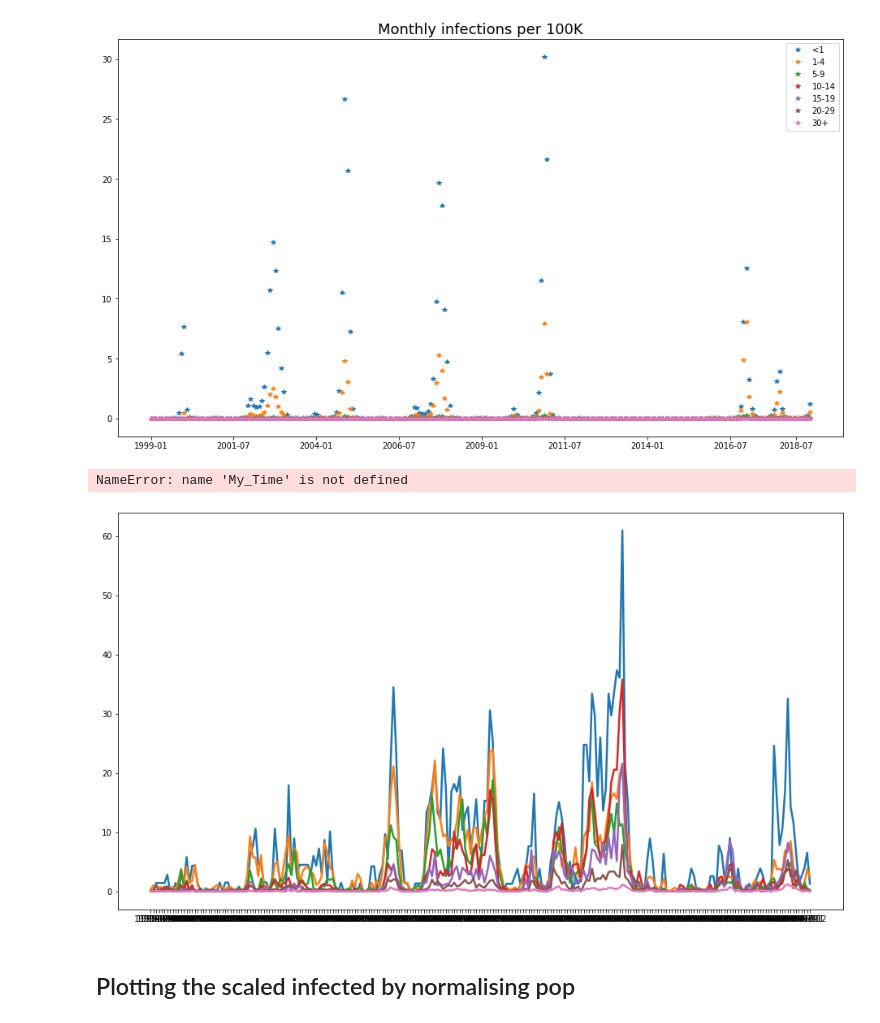
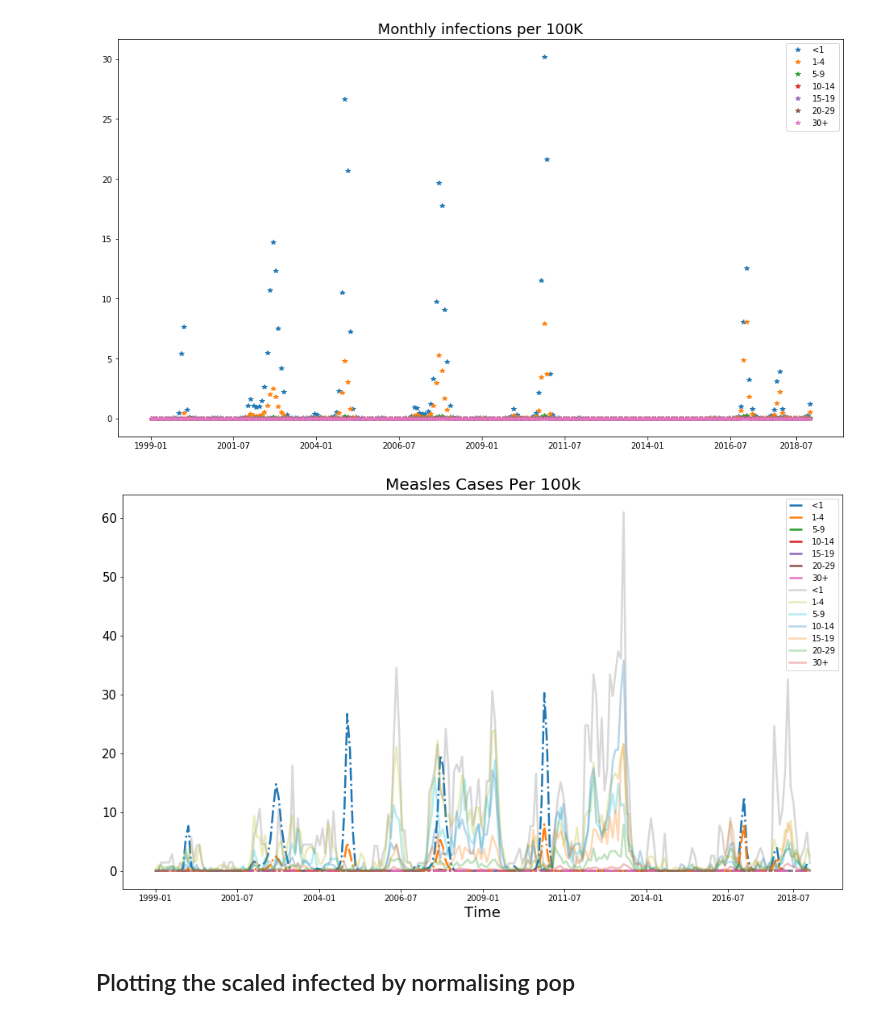
Before and after one commit to dhelekal/EpiRSG2020, a Jupyter notebook: model/Monthly_cases_simulation.ipynb, the cells around one changed output. Cells and saved outputs as stored; diff of their text form; code cells hidden in the pictures.

Commit message:
Nicer plot

```diff
--- a/model/Monthly_cases_simulation.ipynb
+++ b/model/Monthly_cases_simulation.ipynb
@@ -258,8 +258,9 @@ for ii in range(7):
              (1e5/pop_scale)*np.transpose(get_monthly_rates(out_YN, eval_year, years_run)[ii,:]), '*', label = age_class[ii])
 
 locs, labels = plt.xticks()
-locs = np.hstack([locs[1:-2], 19.5])
-plt.xticks(locs, time_date[locs*12])
+locs_mine = np.hstack([locs[1:-2], 19.5])
+labels_mine = time_date[locs_mine*12]
+plt.xticks(locs_mine,labels_mine )
 plt.legend()
 plt.title("Monthly infections per 100K", fontsize = 18)
 # %% [output]
@@ -268,38 +269,38 @@ Text(0.5, 1.0, 'Monthly infections per 100K')
 # %%
 for d in ['Measles']:
 #for d in ['Measles']:
     #option for dotted in Mumps
-    if d == "Mumps":
-        fig = plt.figure(figsize=(16,9))
-        for cc in age_class:
-            plt.plot(time_date, monthly_data[cc], "-o", markersize = 7, lw = 2.5, label= cc)
-        plt.xticks(fontsize = 18)
-        plt.yticks(fontsize = 18)
-    else:
-        fig = plt.figure(figsize=(16,9))
-        for cc in age_class:
-            plt.plot(time_date, monthly_data[cc], lw = 2.5, label= cc)
-        step_loc = math.floor(len(My_Time)/8)
-        locs = np.arange(0, 9) * step_loc
-
-        plt.yticks(fontsize = 18)
-        plt.xticks(locs, My_Time.loc[locs][0], fontsize = 18)
+    plt.figure(figsize=(16,9))
+    for ii in range(7):
+        plt.plot(np.linspace(0,years_run, years_run*12)[0:-1],
+                 (1e5/pop_scale)*np.transpose(get_monthly_rates(out_YN, eval_year, years_run)[ii,:]),
+                 lw = 2.5, linestyle ='-.', label = age_class[ii])
+    plt.xticks(locs_mine,labels_mine )
+    plt.yticks(fontsize = 15)
 
     plt.xlabel("Time", fontsize=18)
     plt.legend(shadow= True, fontsize = 19)
     plt.title(d+" Cases Per 100k", fontsize = 20)
     #svg better for Poster
 
     #plt.savefig(d+"Plot.svg")
-    #plt.figure(figsize=(16,9))
-    for ii in range(7):
-        plt.plot(time_date[0:len(time_date)-1],
-                 (1e5/pop_scale)*np.transpose(get_monthly_rates(out_YN, eval_year, years_run)[ii,:]), label = age_class[ii])
+
+    if d == "Mumps":
+        for cc in age_class:
+            plt.plot(np.linspace(0,years_run, years_run*12)[0:-1],
+                     monthly_data[cc], "-o", markersize = 7, lw = 2.5, label= cc, alpha = 0.3)
+            plt.xticks(locs_mine,labels_mine )
+            plt.xticks(fontsize = 15)
+            plt.yticks(fontsize = 15)
+    else:
+        for cc in age_class:
+            plt.plot(np.linspace(0,years_run, years_run*12),
+                     monthly_data[cc], lw = 2.5, label= cc,  alpha = 0.3)
+
     plt.legend()
     #plt.title("Monthly infections per 100K", fontsize = 18)
 # %% [output]
-NameError: name 'My_Time' is not defined
-[figure, old version]
+[figure, new version]
 # %% [markdown]
 ## Plotting the scaled infected by normalising pop
 # %%
```
Also changed, not shown: parts of 1 cell of this notebook.
